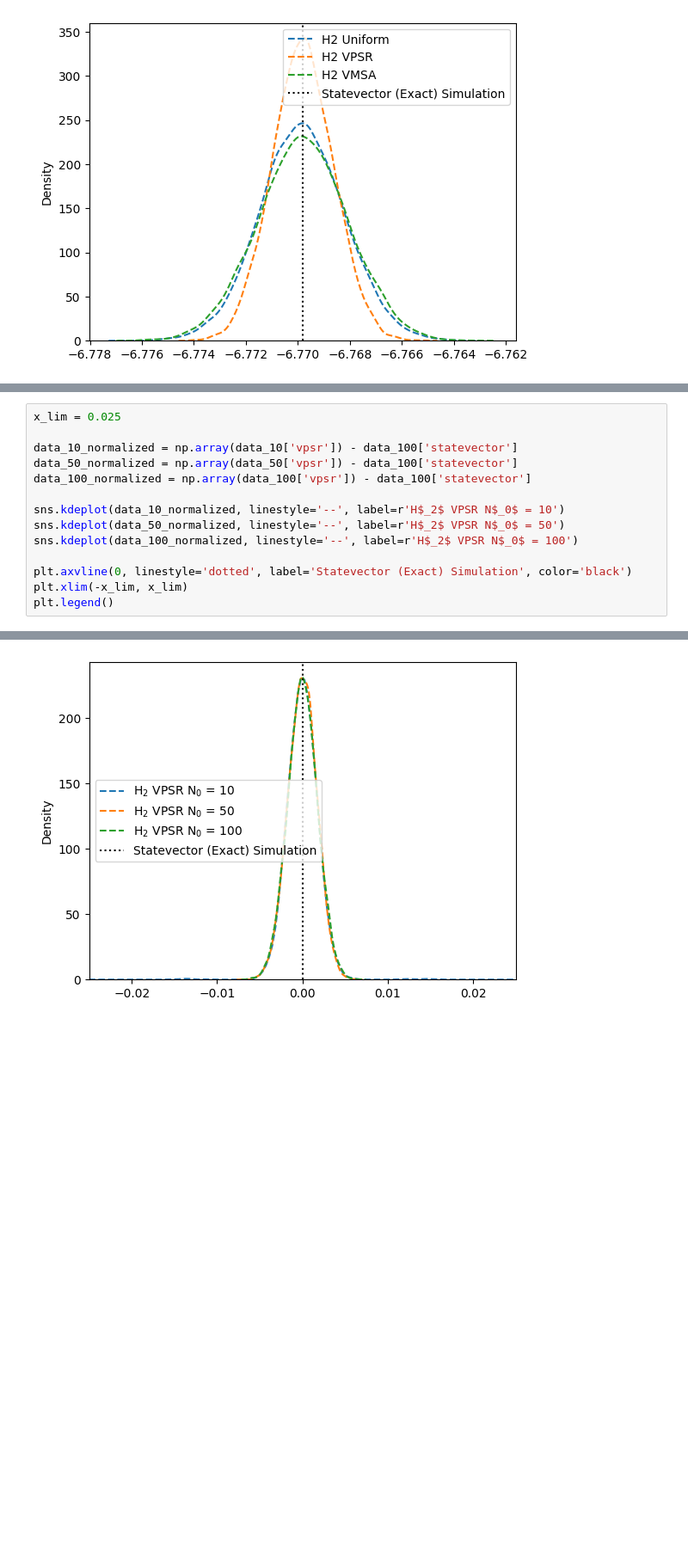
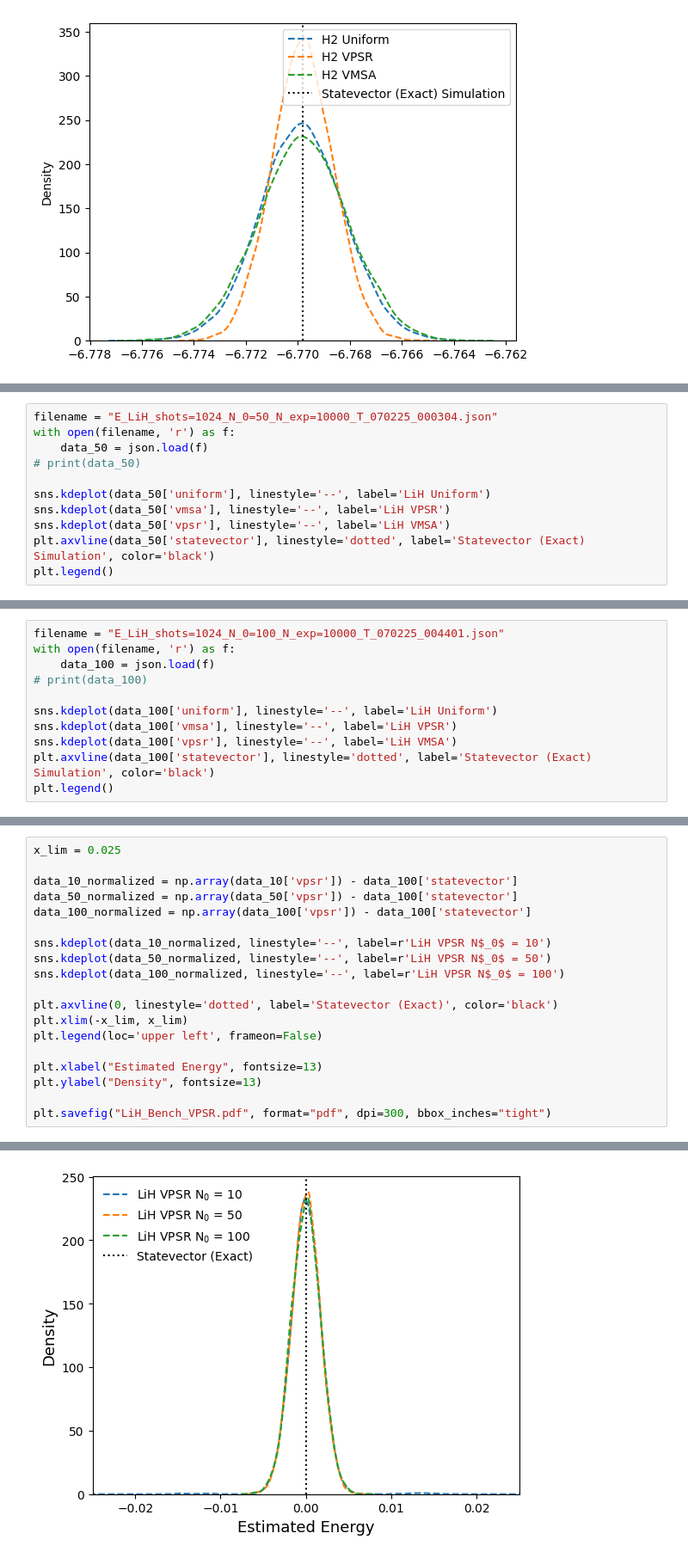
Before and after one commit to azhar-ikhtiarudin/ShotOptimization-ADAPT-VQE, a Jupyter notebook: benchmark/results/bench_visualize.ipynb, the cells around one changed output, grey strips where cells are left out. Shown at 86% size. Cells and saved outputs as stored; diff of their text form; blank space fills up the shorter version.

Commit message:
update visualization notebook

```diff
--- a/benchmark/results/bench_visualize.ipynb
+++ b/benchmark/results/bench_visualize.ipynb
@@ -66,0 +183,11 @@ plt.legend()
+# %%
+filename = "E_LiH_shots=1024_N_0=50_N_exp=10000_T_070225_000304.json"
+with open(filename, 'r') as f:
+    data_50 = json.load(f)
+# print(data_50)
+
+sns.kdeplot(data_50['uniform'], linestyle='--', label='LiH Uniform')
+sns.kdeplot(data_50['vmsa'], linestyle='--', label='LiH VPSR')
+sns.kdeplot(data_50['vpsr'], linestyle='--', label='LiH VMSA')
+plt.axvline(data_50['statevector'], linestyle='dotted', label='Statevector (Exact) Simulation', color='black')
+plt.legend()
@@ -66,0 +197,11 @@ plt.legend()
+# %%
+filename = "E_LiH_shots=1024_N_0=100_N_exp=10000_T_070225_004401.json"
+with open(filename, 'r') as f:
+    data_100 = json.load(f)
+# print(data_100)
+
+sns.kdeplot(data_100['uniform'], linestyle='--', label='LiH Uniform')
+sns.kdeplot(data_100['vmsa'], linestyle='--', label='LiH VPSR')
+sns.kdeplot(data_100['vpsr'], linestyle='--', label='LiH VMSA')
+plt.axvline(data_100['statevector'], linestyle='dotted', label='Statevector (Exact) Simulation', color='black')
+plt.legend()
@@ -71,11 +219,16 @@ data_10_normalized = np.array(data_10['vpsr']) - data_100['statevector']
 data_50_normalized = np.array(data_50['vpsr']) - data_100['statevector']
 data_100_normalized = np.array(data_100['vpsr']) - data_100['statevector']
 
-sns.kdeplot(data_10_normalized, linestyle='--', label=r'H$_2$ VPSR N$_0$ = 10')
-sns.kdeplot(data_50_normalized, linestyle='--', label=r'H$_2$ VPSR N$_0$ = 50')
-sns.kdeplot(data_100_normalized, linestyle='--', label=r'H$_2$ VPSR N$_0$ = 100')
+sns.kdeplot(data_10_normalized, linestyle='--', label=r'LiH VPSR N$_0$ = 10')
+sns.kdeplot(data_50_normalized, linestyle='--', label=r'LiH VPSR N$_0$ = 50')
+sns.kdeplot(data_100_normalized, linestyle='--', label=r'LiH VPSR N$_0$ = 100')
 
-plt.axvline(0, linestyle='dotted', label='Statevector (Exact) Simulation', color='black')
+plt.axvline(0, linestyle='dotted', label='Statevector (Exact)', color='black')
 plt.xlim(-x_lim, x_lim)
-plt.legend()
+plt.legend(loc='upper left', frameon=False)
+
+plt.xlabel("Estimated Energy", fontsize=13)
+plt.ylabel("Density", fontsize=13)
+
+plt.savefig("LiH_Bench_VPSR.pdf", format="pdf", dpi=300, bbox_inches="tight")
 # %% [output]
@@ -83 +235 @@ plt.legend()
-[figure, old version]
+[figure, new version]
```
Also changed, not shown: parts of 29 cells of this notebook, 25 other files.
